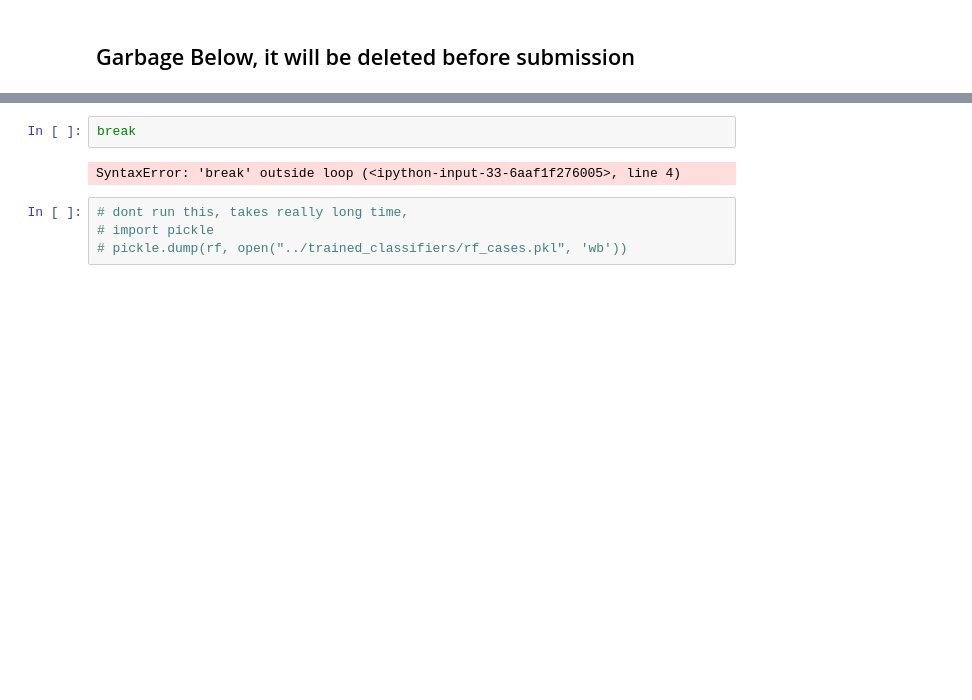
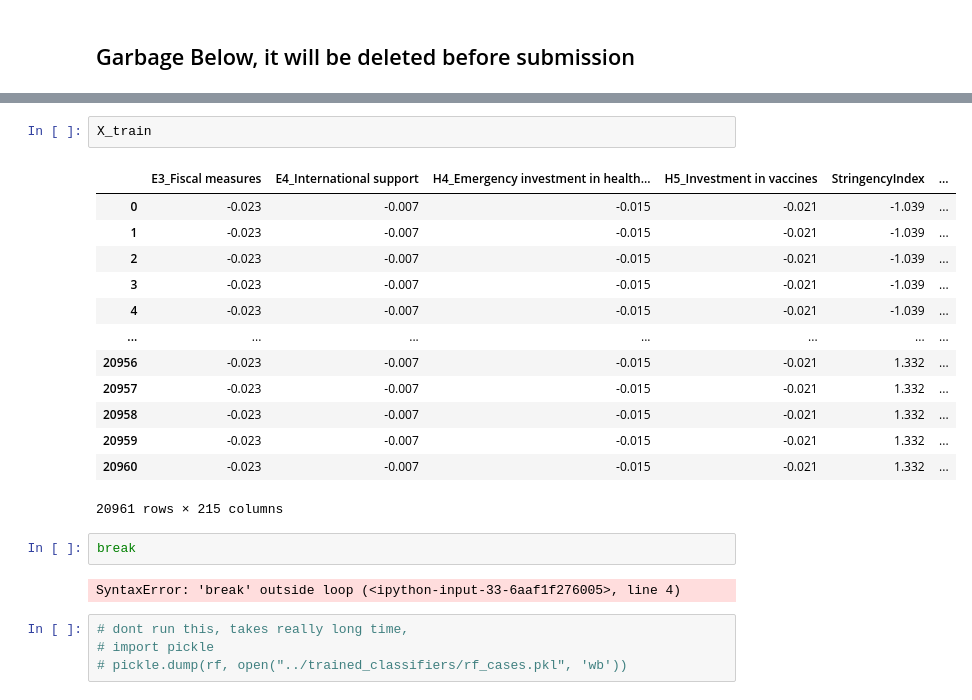
Before and after one commit to rceid/ML_Covid, a Jupyter notebook: scripts/model_fitting.ipynb, the cells around one changed output, grey strips where cells are left out. Drawn from its saved outputs; the diff is of its cells as text; blank space fills up the shorter version.

```diff
--- a/scripts/model_fitting.ipynb
+++ b/scripts/model_fitting.ipynb
@@ -746,3 +767,19 @@ Evalution_RMSE.transpose().plot.bar(y='Deaths')
+# %%
+X_train
+# %% [output]
+|  | E3_Fiscal measures | E4_International support | H4_Emergency investment in health... | H5_Investment in vaccines | StringencyIndex | ... |
+| 0 | -0.023 | -0.007 | -0.015 | -0.021 | -1.039 | ... |
+| 1 | -0.023 | -0.007 | -0.015 | -0.021 | -1.039 | ... |
+| 2 | -0.023 | -0.007 | -0.015 | -0.021 | -1.039 | ... |
+| 3 | -0.023 | -0.007 | -0.015 | -0.021 | -1.039 | ... |
+| 4 | -0.023 | -0.007 | -0.015 | -0.021 | -1.039 | ... |
+| ... | ... | ... | ... | ... | ... | ... |
+| 20956 | -0.023 | -0.007 | -0.015 | -0.021 | 1.332 | ... |
+| 20957 | -0.023 | -0.007 | -0.015 | -0.021 | 1.332 | ... |
+| 20958 | -0.023 | -0.007 | -0.015 | -0.021 | 1.332 | ... |
+| 20959 | -0.023 | -0.007 | -0.015 | -0.021 | 1.332 | ... |
+| 20960 | -0.023 | -0.007 | -0.015 | -0.021 | 1.332 | ... |
+20961 rows × 215 columns
 # %%
 break
 # %% [output]
```
Also changed, not shown: parts of 3 cells of this notebook.
